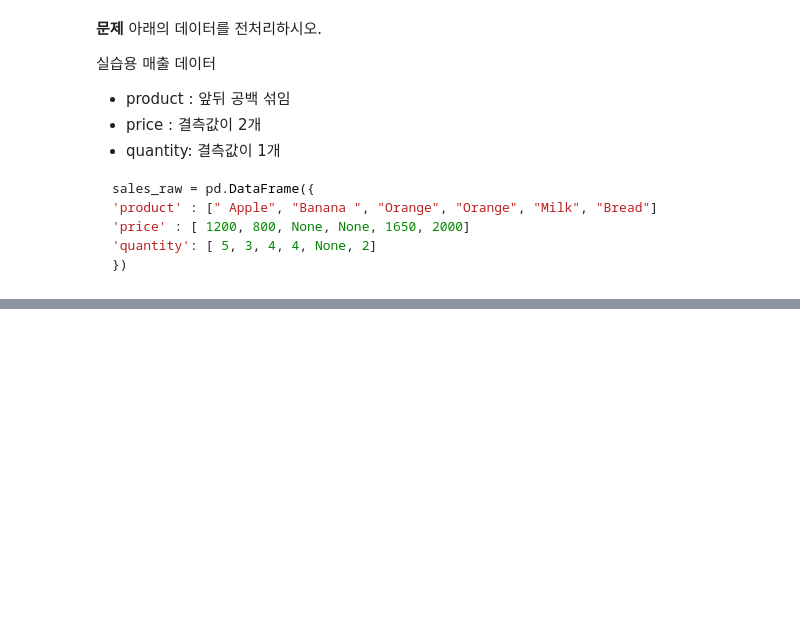
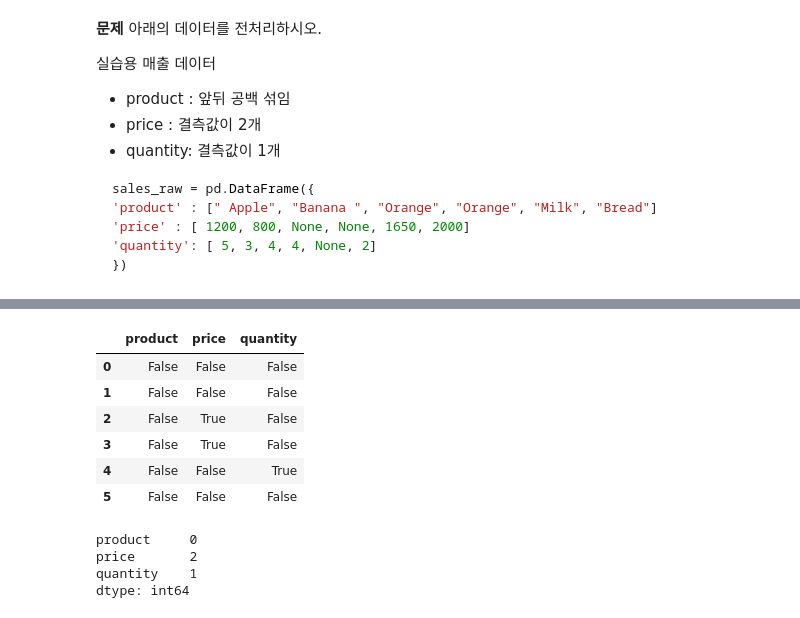
Before and after one commit to delimsjg30317-sv/daeilm-2-3-ai-programming, a Jupyter notebook: 10주차.ipynb, the cells around one changed output, grey strips where cells are left out. Saved outputs shown, nothing was run; the diff lists cells and outputs as text; code cells hidden in the pictures; blank space fills up the shorter version.

```diff
--- a/10주차.ipynb
+++ b/10주차.ipynb
@@ -254,0 +270,17 @@ sales_raw = pd.DataFrame({
+# %%
+sales_raw.isna()
+# %% [output]
+|  | product | price | quantity |
+| 0 | False | False | False |
+| 1 | False | False | False |
+| 2 | False | True | False |
+| 3 | False | True | False |
+| 4 | False | False | True |
+| 5 | False | False | False |
+# %%
+sales_raw.isna().sum()
+# %% [output]
+product     0
+price       2
+quantity    1
+dtype: int64
```
Also changed, not shown: parts of 12 cells of this notebook.
